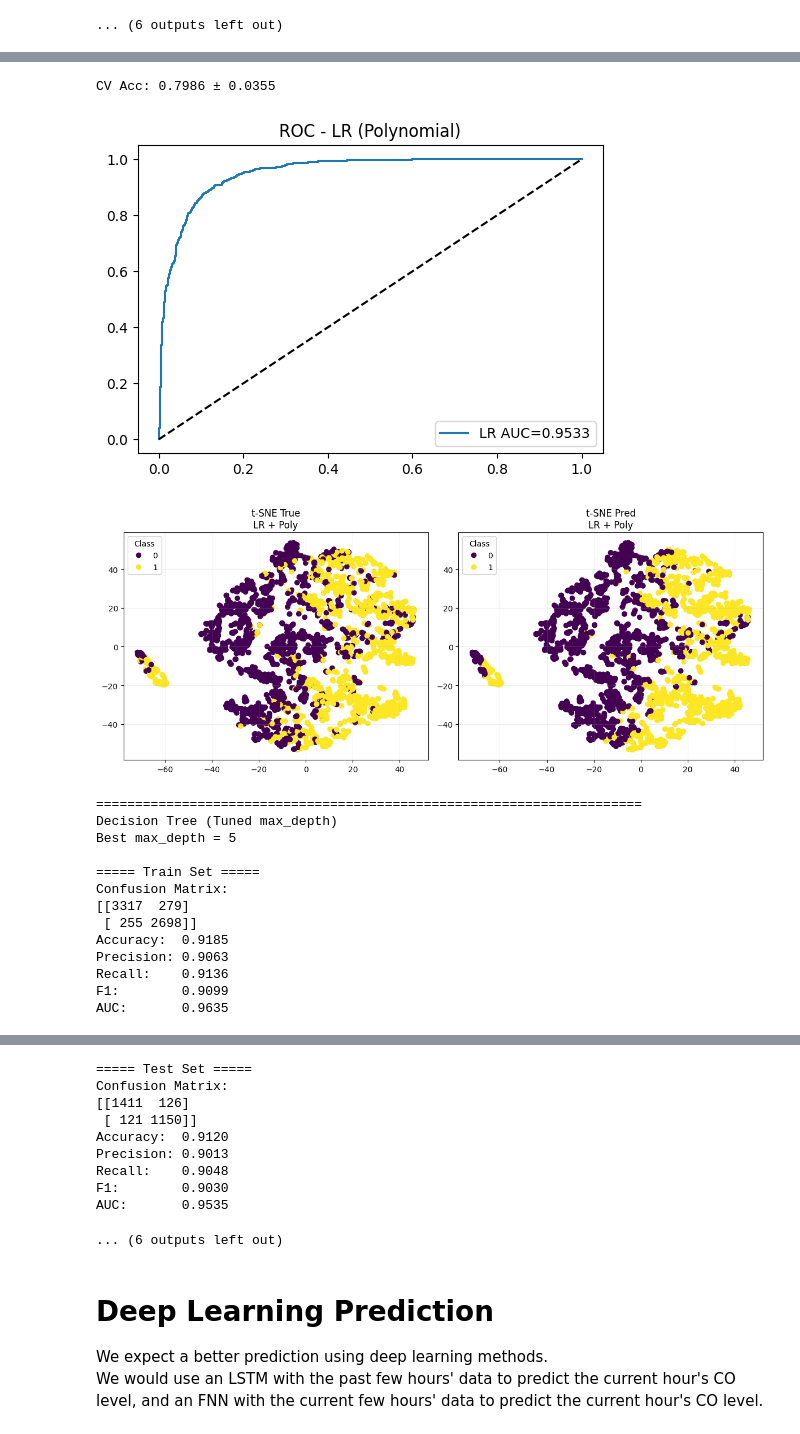
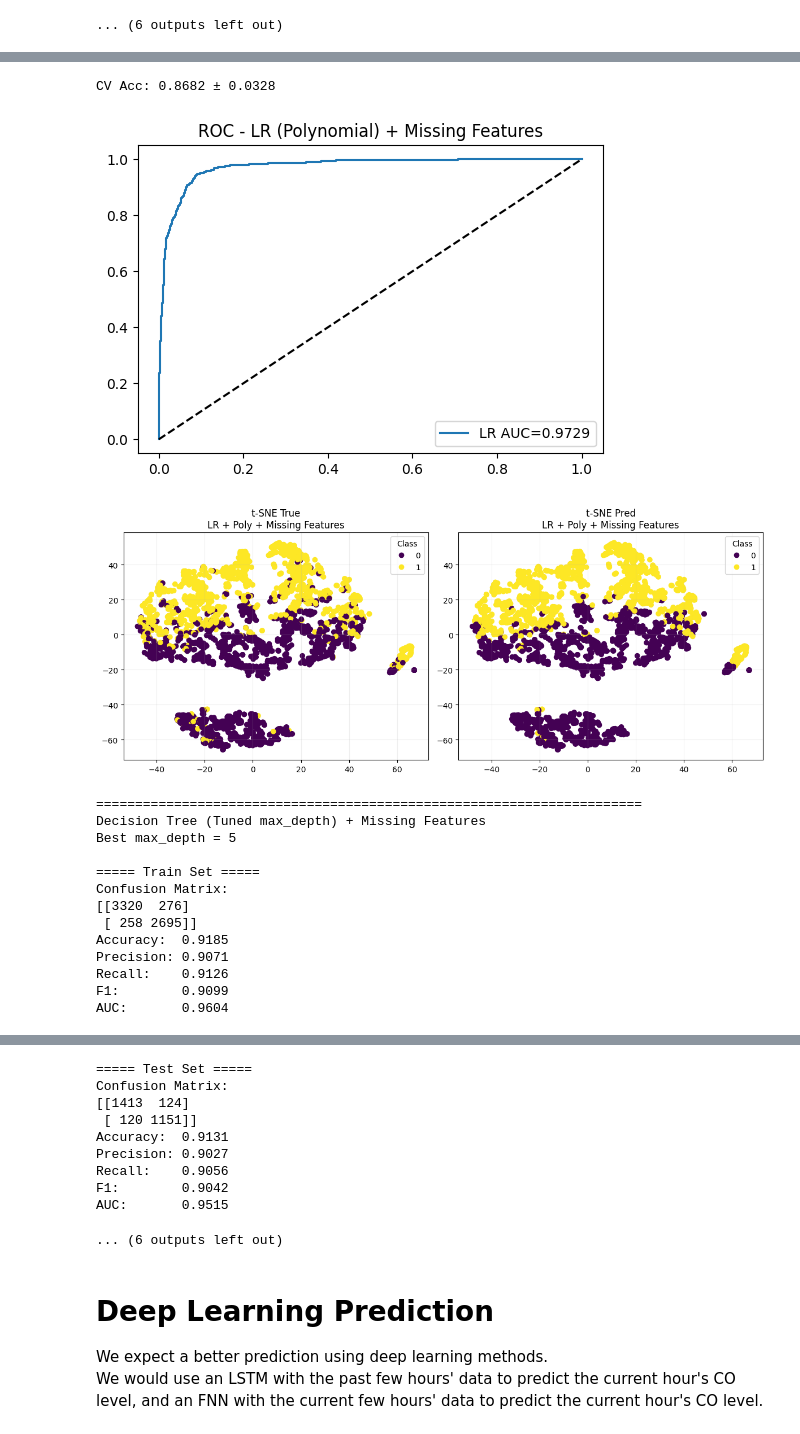
Before and after one commit to DDRP674/temp00, a Jupyter notebook: notebook.ipynb, the cells around one changed output, grey strips where cells are left out. Cells and saved outputs as stored; diff of their text form; code cells hidden in the pictures.

```diff
--- a/notebook.ipynb
+++ b/notebook.ipynb
@@ -647,7 +803,10 @@ df["CO_over_limit"] = (df["CO(GT)"] > 0).astype(int)
 feature_cols = [
     "PT08.S1(CO)", "C6H6(GT)", "PT08.S2(NMHC)", "NOx(GT)",
     "PT08.S3(NOx)", "NO2(GT)", "PT08.S4(NO2)", "PT08.S5(O3)",
-    "T", "RH", "AH"
+    "T", "RH", "AH",
+    "PT08.S1(CO)_missing", "C6H6(GT)_missing", "PT08.S2(NMHC)_missing",
+    "NOx(GT)_missing", "PT08.S3(NOx)_missing", "NO2(GT)_missing", "PT08.S4(NO2)_missing",
+    "PT08.S5(O3)_missing", "T_missing", "RH_missing", "AH_missing"
 ]
 df = df.dropna(subset=feature_cols + ["CO_over_limit"])
 X = df[feature_cols]
@@ -689,7 +848,7 @@ def evaluate(name, model, X, y_true, dataset):
     return y_pred, auc
 
 print("=" * 70)
-print("Logistic Regression + Polynomial Features")
+print("Logistic Regression + Polynomial Features + Missing Features")
 
 poly = PolynomialFeatures(degree=2, include_bias=False)
 X_train_poly = poly.fit_transform(X_train)
@@ -699,9 +858,9 @@ X_all_poly = poly.transform(X_scaled)
 lr = LogisticRegression(max_iter=5000, random_state=SEED)
 lr.fit(X_train_poly, y_train)
 
-evaluate("LR Poly", lr, X_train_poly, y_train, "Train Set")
+evaluate("LR Poly + Missing Features", lr, X_train_poly, y_train, "Train Set")
 y_pred_lr, auc_lr = evaluate("LR Poly", lr, X_test_poly, y_test, "Test Set")
-evaluate("LR Poly", lr, X_all_poly, y, "Full Set")
+evaluate("LR Poly + Missing Features", lr, X_all_poly, y, "Full Set")
 
 cv_lr = cross_val_score(lr, X_all_poly, y, cv=5, scoring="accuracy")
 print(f"CV Acc: {cv_lr.mean():.4f} ± {cv_lr.std():.4f}\n")
@@ -710,7 +869,7 @@ fpr_lr, tpr_lr, _ = roc_curve(y_test, lr.predict_proba(X_test_poly)[:,1])
 plt.figure(figsize=(6,4))
 plt.plot(fpr_lr, tpr_lr, label=f"LR AUC={auc_lr:.4f}")
 plt.plot([0,1],[0,1],"k--")
-plt.title("ROC - LR (Polynomial)")
+plt.title("ROC - LR (Polynomial) + Missing Features")
 plt.legend()
 plt.show()
 
@@ -719,18 +878,18 @@ X_test_tsne = tsne.fit_transform(X_test)
 
 fig, (ax1, ax2) = plt.subplots(1,2, figsize=(12,5))
 ax1.scatter(X_test_tsne[:,0], X_test_tsne[:,1], c=y_test, cmap='coolwarm', alpha=0.6, s=15)
-ax1.set_title('t-SNE True\nLR + Poly')
+ax1.set_title('t-SNE True\nLR + Poly + Missing Features')
 ax1.legend(*ax1.scatter(X_test_tsne[:,0],X_test_tsne[:,1],c=y_test).legend_elements(), title='Class')
 ax1.grid(alpha=0.2)
 ax2.scatter(X_test_tsne[:,0], X_test_tsne[:,1], c=y_pred_lr, cmap='coolwarm', alpha=0.6, s=15)
-ax2.set_title('t-SNE Pred\nLR + Poly')
+ax2.set_title('t-SNE Pred\nLR + Poly + Missing Features')
 ax2.legend(*ax2.scatter(X_test_tsne[:,0],X_test_tsne[:,1],c=y_pred_lr).legend_elements(), title='Class')
 ax2.grid(alpha=0.2)
 plt.tight_layout()
 plt.show()
 
 print("=" * 70)
-print("Decision Tree (Tuned max_depth)")
+print("Decision Tree (Tuned max_depth) + Missing Features")
 
 dt = DecisionTreeClassifier(random_state=SEED)
 grid = GridSearchCV(dt, {"max_depth":[2,3,4,5,6,7,8,9,10]}, cv=5, scoring="accuracy")
@@ -739,9 +898,9 @@ best_dt = grid.best_estimator_
 best_depth = grid.best_params_["max_depth"]
 print(f"Best max_depth = {best_depth}")
 
-evaluate(f"DT depth={best_depth}", best_dt, X_train, y_train, "Train Set")
-y_pred_dt, auc_dt = evaluate(f"DT depth={best_depth}", best_dt, X_test, y_test, "Test Set")
-evaluate(f"DT depth={best_depth}", best_dt, X_scaled, y, "Full Set")
+evaluate(f"DT depth={best_depth} + Missing Features", best_dt, X_train, y_train, "Train Set")
+y_pred_dt, auc_dt = evaluate(f"DT depth={best_depth} + Missing Features", best_dt, X_test, y_test, "Test Set")
+evaluate(f"DT depth={best_depth} + Missing Features", best_dt, X_scaled, y, "Full Set")
 
 cv_dt = cross_val_score(best_dt, X_scaled, y, cv=5, scoring="accuracy")
 print(f"CV Acc: {cv_dt.mean():.4f} ± {cv_dt.std():.4f}\n")
@@ -750,17 +909,17 @@ fpr_dt, tpr_dt, _ = roc_curve(y_test, best_dt.predict_proba(X_test)[:,1])
 plt.figure(figsize=(6,4))
 plt.plot(fpr_dt, tpr_dt, label=f"DT AUC={auc_dt:.4f}")
 plt.plot([0,1],[0,1],"k--")
-plt.title("ROC - Tuned DT")
+plt.title("ROC - Tuned DT + Missing Features")
 plt.legend()
 plt.show()
 
 fig, (ax1, ax2) = plt.subplots(1,2, figsize=(12,5))
 ax1.scatter(X_test_tsne[:,0], X_test_tsne[:,1], c=y_test, cmap='coolwarm', alpha=0.6, s=15)
-ax1.set_title(f't-SNE True\nDT depth={best_depth}')
+ax1.set_title(f't-SNE True\nDT depth={best_depth} + Missing Features')
 ax1.legend(*ax1.scatter(X_test_tsne[:,0],X_test_tsne[:,1],c=y_test).legend_elements(), title='Class')
 ax1.grid(alpha=0.2)
 ax2.scatter(X_test_tsne[:,0], X_test_tsne[:,1], c=y_pred_dt, cmap='coolwarm', alpha=0.6, s=15)
-ax2.set_title(f't-SNE Pred\nDT depth={best_depth}')
+ax2.set_title(f't-SNE Pred\nDT depth={best_depth} + Missing Features')
 ax2.legend(*ax2.scatter(X_test_tsne[:,0],X_test_tsne[:,1],c=y_pred_dt).legend_elements(), title='Class')
 ax2.grid(alpha=0.2)
 plt.tight_layout()
@@ -802,16 +961,16 @@ AUC:       0.9550
-CV Acc: 0.7986 ± 0.0355
+CV Acc: 0.8682 ± 0.0328
-[figure, old version]
+[figure, new version]
-[figure, old version]
+[figure, new version]
 ======================================================================
-Decision Tree (Tuned max_depth)
+Decision Tree (Tuned max_depth) + Missing Features
 Best max_depth = 5
 
 ===== Train Set =====
 Confusion Matrix:
-[[3317  279]
- [ 255 2698]]
+[[3320  276]
+ [ 258 2695]]
 Accuracy:  0.9185
-Precision: 0.9063
-Recall:    0.9136
+Precision: 0.9071
+Recall:    0.9126
 F1:        0.9099
-AUC:       0.9635
+AUC:       0.9604
@@ -819,12 +978,12 @@ AUC:       0.9635
 ===== Test Set =====
 Confusion Matrix:
-[[1411  126]
- [ 121 1150]]
-Accuracy:  0.9120
-Precision: 0.9013
-Recall:    0.9048
-F1:        0.9030
-AUC:       0.9535
+[[1413  124]
+ [ 120 1151]]
+Accuracy:  0.9131
+Precision: 0.9027
+Recall:    0.9056
+F1:        0.9042
+AUC:       0.9515
 ... (6 outputs left out)
 # %% [markdown]
 # Deep Learning Prediction
```
Also changed, not shown: parts of 10 cells of this notebook, 11 other files.
